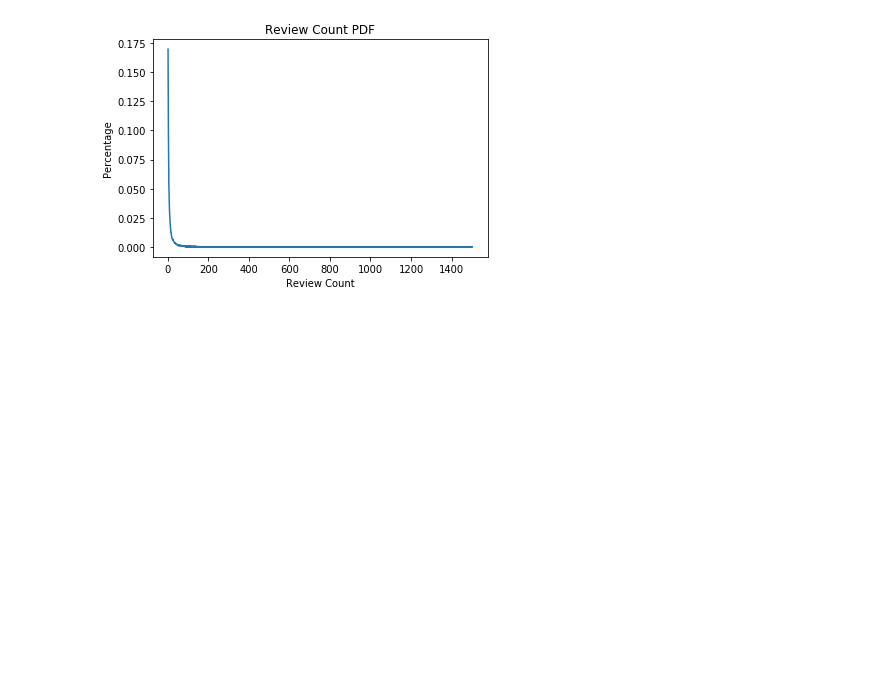
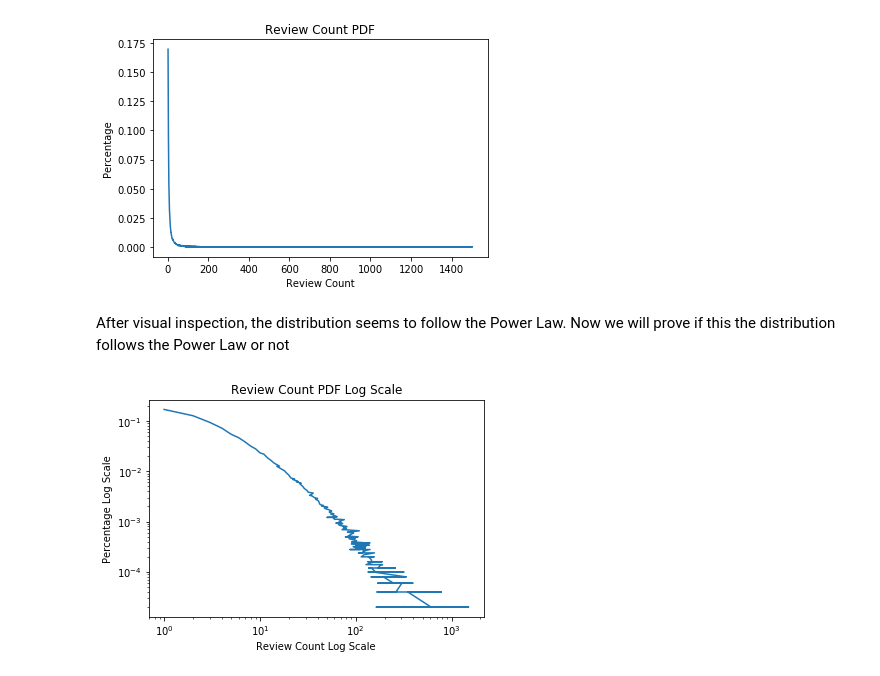
Before and after one commit to clrpoon/EECS-396-Introduction-to-the-Datascience-Pipeline, a Jupyter notebook: submission3/part2.ipynb, the cells around one changed output. Cells and saved outputs as stored; diff of their text form; code cells hidden in the pictures; blank space fills up the shorter version.

Commit message:
proof of powerlaw done

```diff
--- a/submission3/part2.ipynb
+++ b/submission3/part2.ipynb
@@ -264,3 +271,13 @@ plt.title('Review Count PDF')
 plt.show()
 # %% [output]
 [figure]
+# %% [markdown]
+After visual inspection, the distribution seems to follow the Power Law. Now we will prove if this the distribution follows the Power Law or not
+# %%
+plt.loglog(x,y)
+plt.xlabel('Review Count Log Scale')
+plt.ylabel('Percentage Log Scale')
+plt.title('Review Count PDF Log Scale')
+plt.show()
+# %% [output]
+[figure, added]
```
Also changed, not shown: parts of 10 cells of this notebook, 1 other file.
